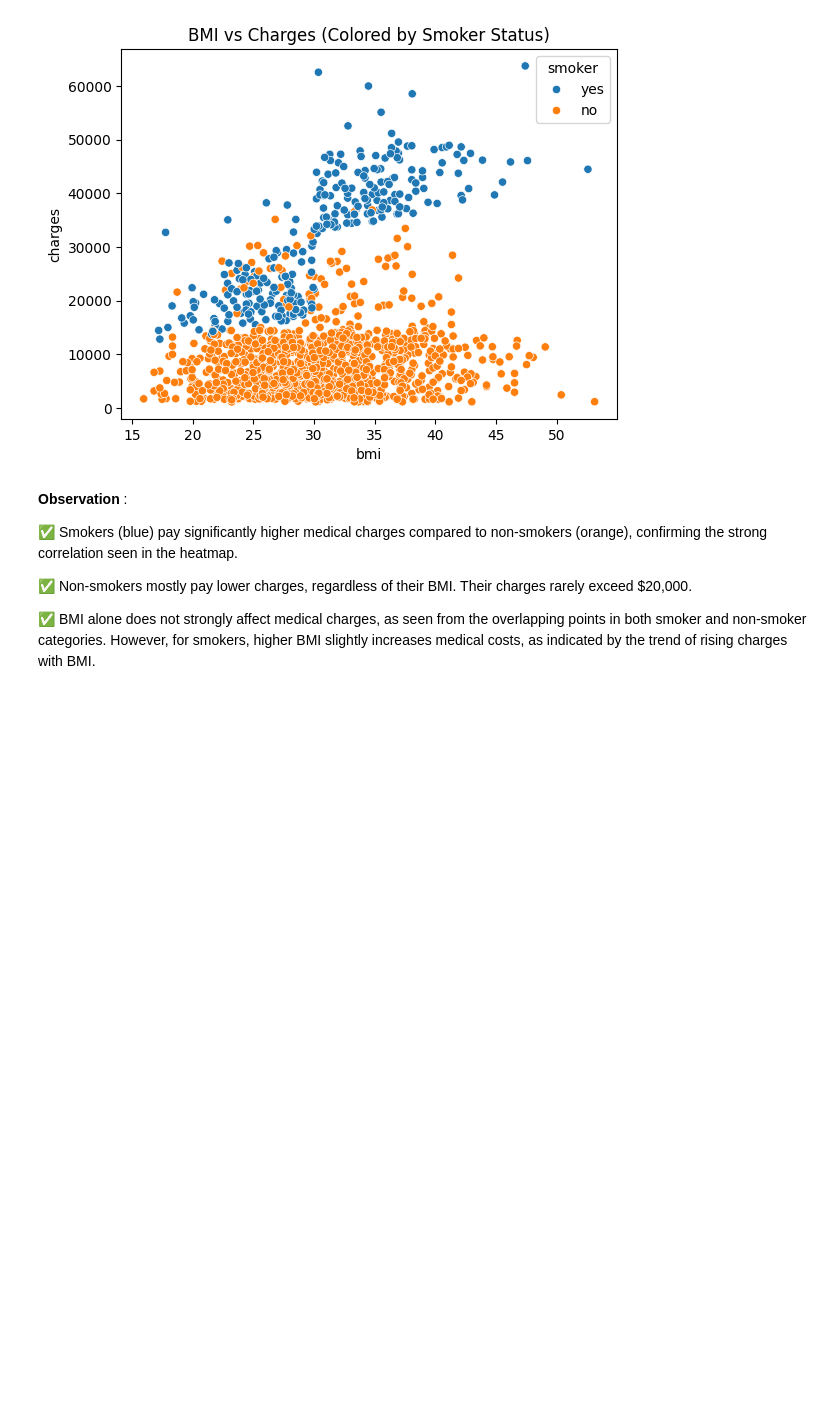
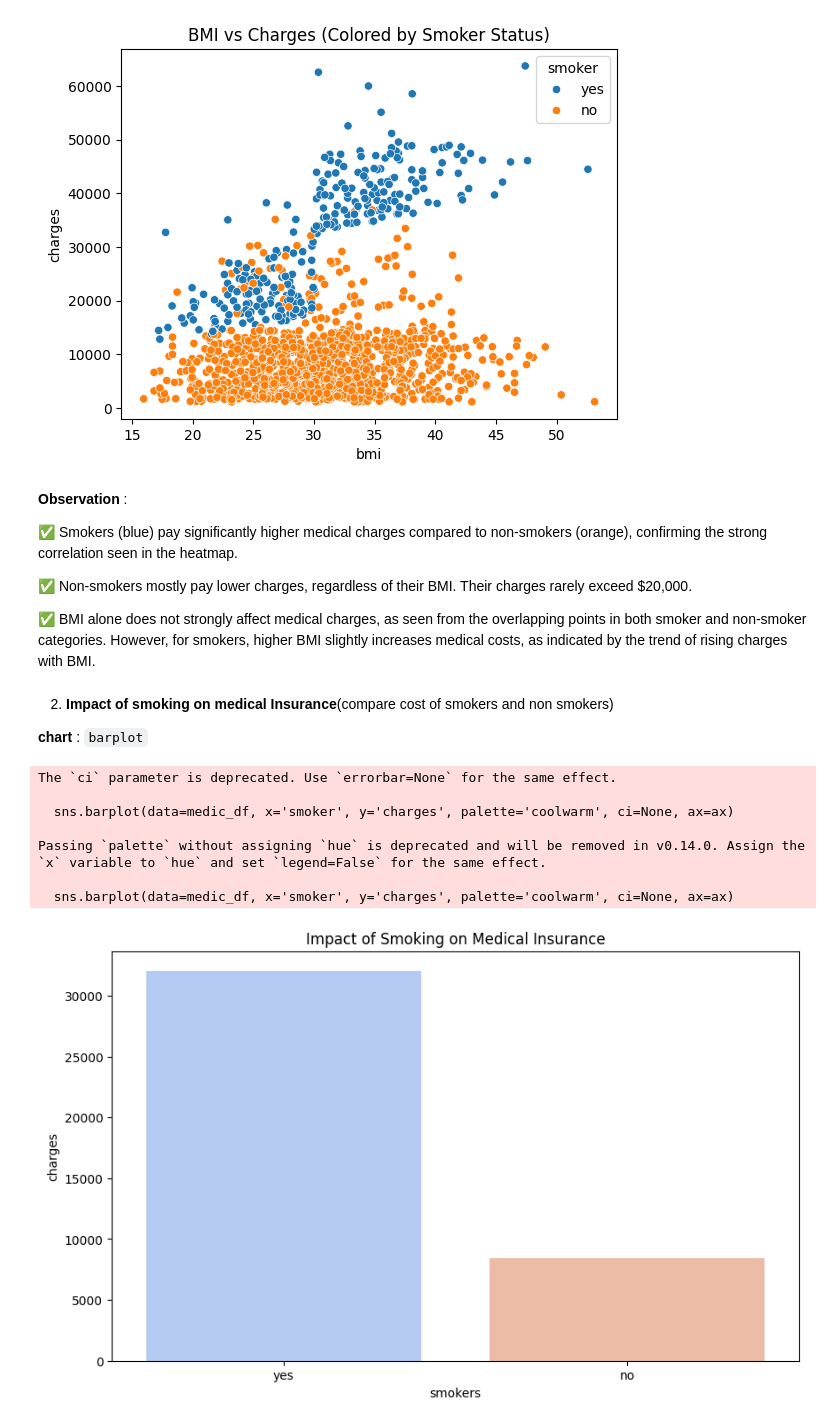
Before and after one commit to RonnyMuthomi/Medical-insurance-model, a Jupyter notebook: index.ipynb, the cells around one changed output. Saved outputs shown, nothing was run; the diff lists cells and outputs as text; code cells hidden in the pictures; blank space fills up the shorter version.

```diff
--- a/index.ipynb
+++ b/index.ipynb
@@ -257,3 +257,25 @@ plt.show()
 ✅ Non-smokers mostly pay lower charges, regardless of their BMI. Their charges rarely exceed $20,000.
 
 ✅ BMI alone does not strongly affect medical charges, as seen from the overlapping points in both smoker and non-smoker categories. However, for smokers, higher BMI slightly increases medical costs, as indicated by the trend of rising charges with BMI.
+# %% [markdown]
+2. **Impact of smoking on medical Insurance**(compare cost of smokers and non smokers)
+
+**chart** : `barplot`
+# %%
+# plot
+
+fig, ax = plt.subplots(figsize=(10,6))
+sns.barplot(data=medic_df, x='smoker', y='charges', palette='coolwarm', ci=None, ax=ax)
+ax.set_xlabel('smokers')
+ax.set_ylabel('charges')
+ax.set_title('Impact of Smoking on Medical Insurance')
+plt.show()
+# %% [output]
+The `ci` parameter is deprecated. Use `errorbar=None` for the same effect.
+
+  sns.barplot(data=medic_df, x='smoker', y='charges', palette='coolwarm', ci=None, ax=ax)
+
+Passing `palette` without assigning `hue` is deprecated and will be removed in v0.14.0. Assign the `x` variable to `hue` and set `legend=False` for the same effect.
+
+  sns.barplot(data=medic_df, x='smoker', y='charges', palette='coolwarm', ci=None, ax=ax)
+[figure, added]
```
Also changed, not shown: parts of 13 cells of this notebook.
